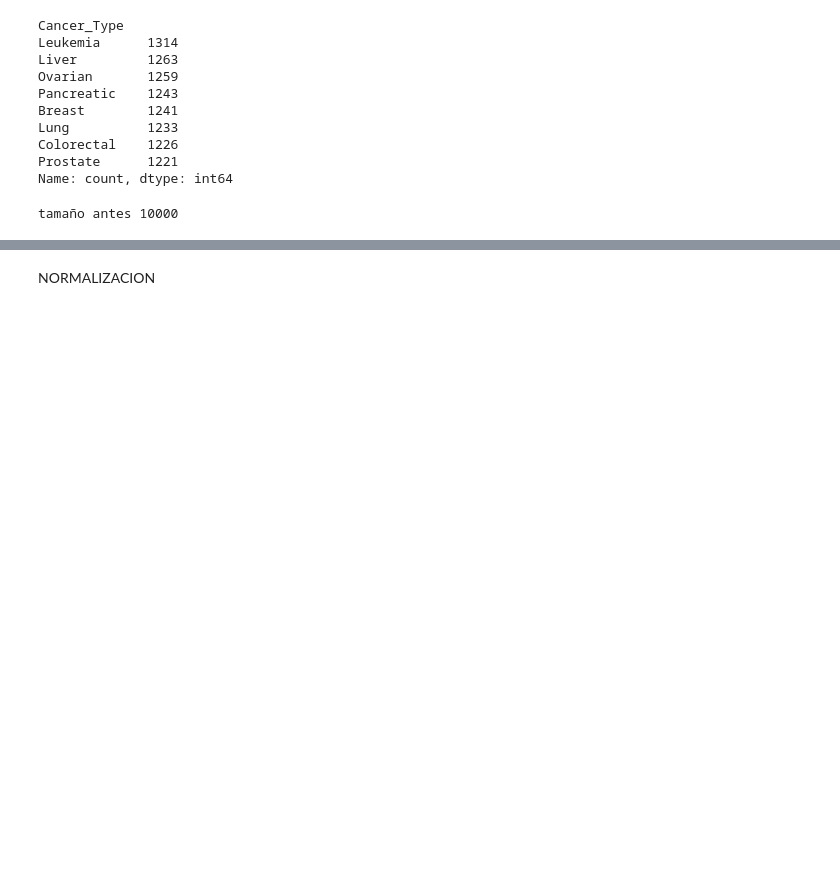
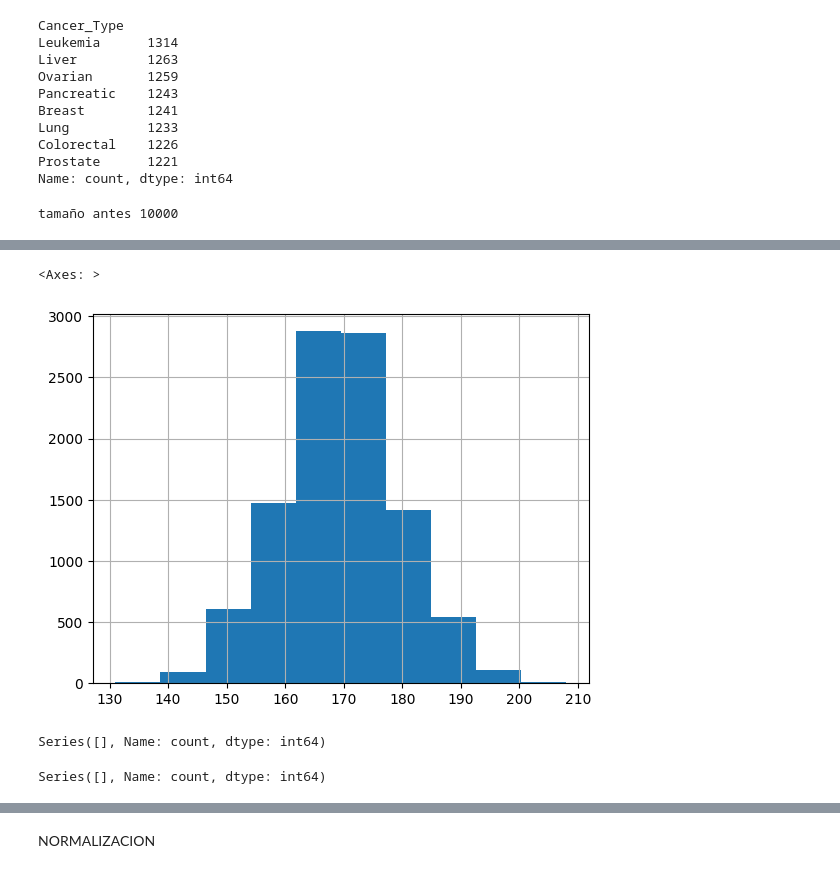
Before and after one commit to Estebanaj/Proyecto_IA_CAIRE, a Jupyter notebook: EDA/EDA.ipynb, the cells around one changed output, grey strips where cells are left out. Drawn from its saved outputs; the diff is of its cells as text; code cells hidden in the pictures; blank space fills up the shorter version.

```diff
--- a/EDA/EDA.ipynb
+++ b/EDA/EDA.ipynb
@@ -156,0 +214,13 @@ Index(['Diagnosis_Date', 'Cancer_Type', 'Treatment_Type', 'Cancer_Stage'], dtype
+# %%
+df['Height'].hist()
+# %% [output]
+<Axes: >
+[figure, added]
+# %%
+df['Emirate_Ajman'].value_counts()
+# %% [output]
+Series([], Name: count, dtype: int64)
+# %%
+df['Emirate_Dubai'].value_counts()
+# %% [output]
+Series([], Name: count, dtype: int64)
```
Also changed, not shown: parts of 12 cells of this notebook, 6 other files.
